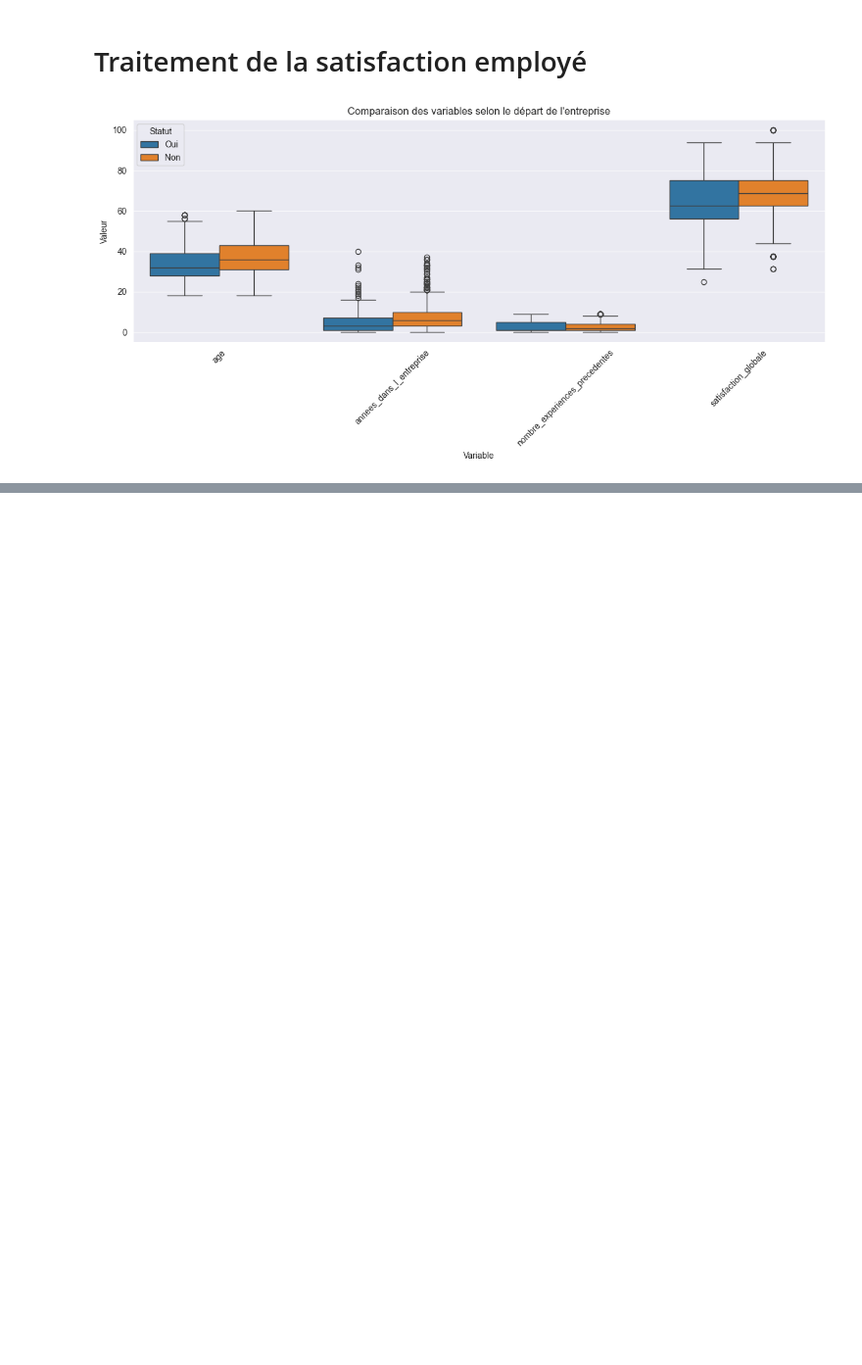
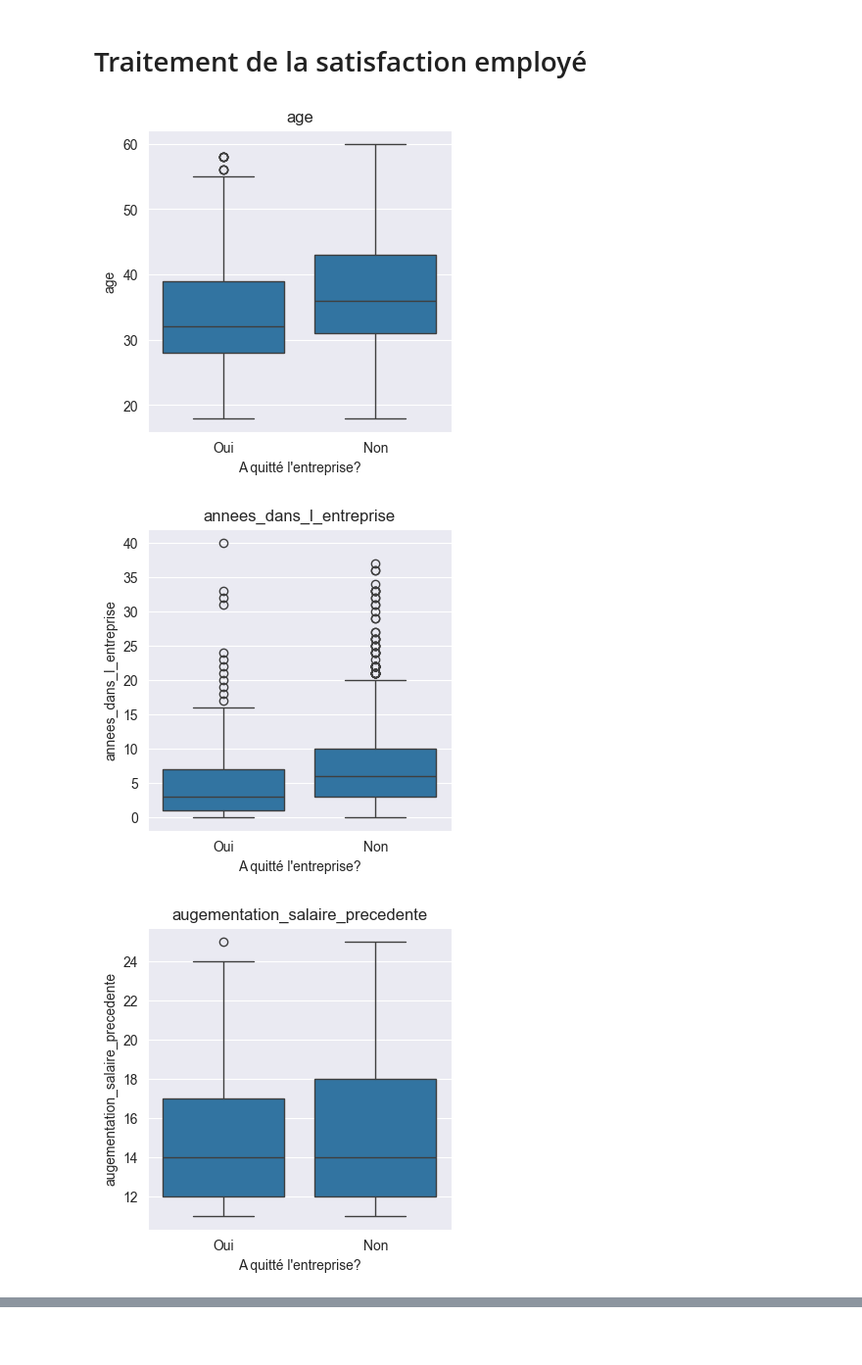
Before and after one commit to ticoraph/HRAnalytics, a Jupyter notebook: 1_Analyse_Exploratoire.ipynb, the cells around one changed output, grey strips where cells are left out. Shown at 98% size. Drawn from its saved outputs; the diff is of its cells as text; code cells hidden in the pictures; blank space fills up the shorter version.

```diff
--- a/1_Analyse_Exploratoire.ipynb
+++ b/1_Analyse_Exploratoire.ipynb
@@ -510,24 +511,31 @@ dtype: int64
 # %%
 fc["satisfaction_globale"] = (fc["satisfaction_employee_environnement"]+fc["satisfaction_employee_nature_travail"]+fc["satisfaction_employee_equipe"]+fc["satisfaction_employee_equilibre_pro_perso"])*100/16
 
 # Liste des colonnes à comparer
-colonnes_a_comparer = ['age', 'annees_dans_l_entreprise', 'nombre_experiences_precedentes','satisfaction_globale']  # exemple
+colonnes_a_comparer = ['age', 'annees_dans_l_entreprise', 'augementation_salaire_precedente','satisfaction_globale','revenu_mensuel']  # exemple
 
-# Transformation avec melt
-fc_melt = fc.melt(id_vars='a_quitte_l_entreprise',
-                  value_vars=colonnes_a_comparer,
-                  var_name='Variable',
-                  value_name='Valeur')
+# Création des boxplots
+for col in colonnes_a_comparer:
+    plt.figure(figsize=(4,4))
+    sns.boxplot(x='a_quitte_l_entreprise', y=col, data=fc)
+    plt.xticks([0,1])
+    plt.title(f"{col}")
+    plt.ylabel(col)
+    plt.xlabel("A quitté l'entreprise?")
+    plt.show()
 
-# Boxplot global
-plt.figure(figsize=(12,6))
-sns.boxplot(x='Variable', y='Valeur', hue='a_quitte_l_entreprise', data=fc_melt)
-plt.xticks(rotation=45)
-plt.xlabel("Variable")
-plt.ylabel("Valeur")
-plt.title("Comparaison des variables selon le départ de l'entreprise")
-plt.legend(title='Statut')
-plt.tight_layout()
-plt.show()
+colonnes_a_comparer = ['statut_marital','genre','poste','domaine_etude','heure_supplementaires']
+
+for col in colonnes_a_comparer:
+    nb_categories = fc[col].nunique()
+    plt.figure(figsize=(nb_categories*2, 5))
+    sns.countplot(x=col, hue='a_quitte_l_entreprise', data=fc)
+    plt.xlabel("A quitté l'entreprise?")
+    plt.ylabel(f"{col}")
+    plt.title(f"{col}")
+    plt.legend()
+    plt.show()
 # %% [output]
-[figure, old version]
+[figure, new version]
+[figure, added]
+[figure, added]
```
Also changed, not shown: parts of 2 cells of this notebook, 2 other files.
